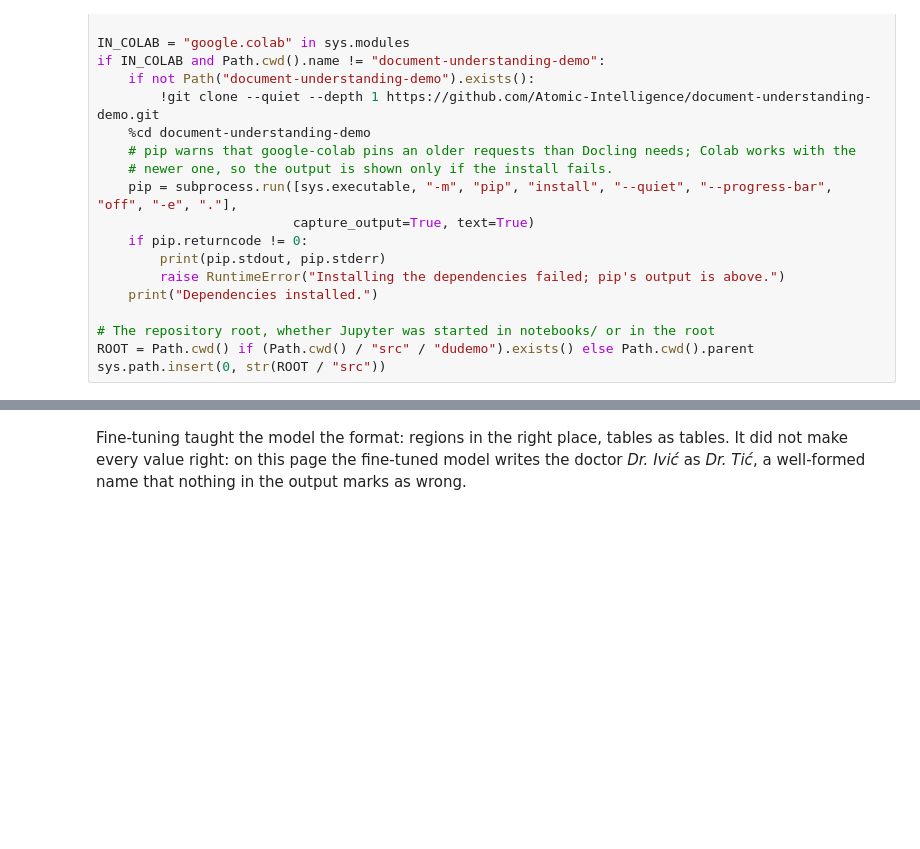
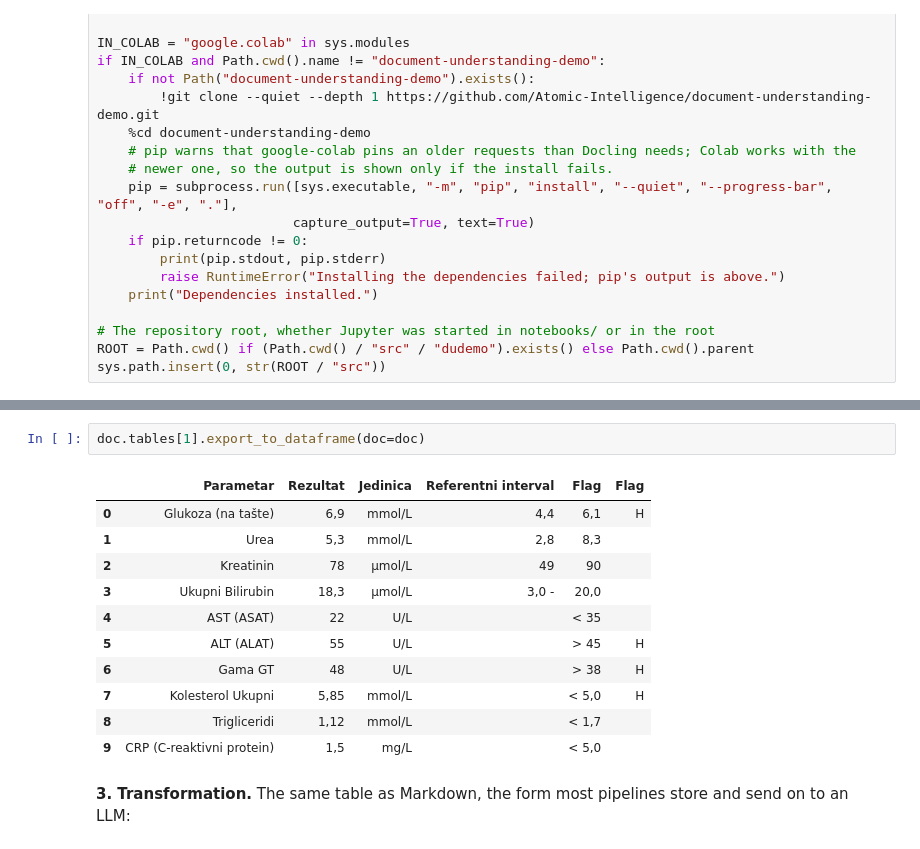
Before and after one commit to Atomic-Intelligence/document-understanding-demo, a Jupyter notebook: notebooks/demo_with_outputs.ipynb, the cells around one changed output, grey strips where cells are left out. Cells and saved outputs as stored; diff of their text form; blank space fills up the shorter version.

```diff
--- a/notebooks/demo_with_outputs.ipynb
+++ b/notebooks/demo_with_outputs.ipynb
@@ -124,4 +127,17 @@ show.side_by_side(data.cached(PAGE_2, "qwen_base"), data.cached(PAGE_2, "qwen_fi
-# %% [markdown]
-Fine-tuning taught the model the format: regions in the right place, tables as tables. It did not make
-every value right: on this page the fine-tuned model writes the doctor *Dr. Ivić* as *Dr. Tić*, a
-well-formed name that nothing in the output marks as wrong.
+# %%
+doc.tables[1].export_to_dataframe(doc=doc)
+# %% [output]
+|  | Parametar | Rezultat | Jedinica | Referentni interval | Flag | Flag |
+| 0 | Glukoza (na tašte) | 6,9 | mmol/L | 4,4 | 6,1 | H |
+| 1 | Urea | 5,3 | mmol/L | 2,8 | 8,3 |  |
+| 2 | Kreatinin | 78 | μmol/L | 49 | 90 |  |
+| 3 | Ukupni Bilirubin | 18,3 | μmol/L | 3,0 - | 20,0 |  |
+| 4 | AST (ASAT) | 22 | U/L |  | < 35 |  |
+| 5 | ALT (ALAT) | 55 | U/L |  | > 45 | H |
+| 6 | Gama GT | 48 | U/L |  | > 38 | H |
+| 7 | Kolesterol Ukupni | 5,85 | mmol/L |  | < 5,0 | H |
+| 8 | Trigliceridi | 1,12 | mmol/L |  | < 1,7 |  |
+| 9 | CRP (C-reaktivni protein) | 1,5 | mg/L |  | < 5,0 |  |
+# %% [markdown]
+**3. Transformation.** The same table as Markdown, the form most pipelines store and send on to an
+LLM:
```
Also changed, not shown: parts of 50 cells of this notebook, 10 other files.
